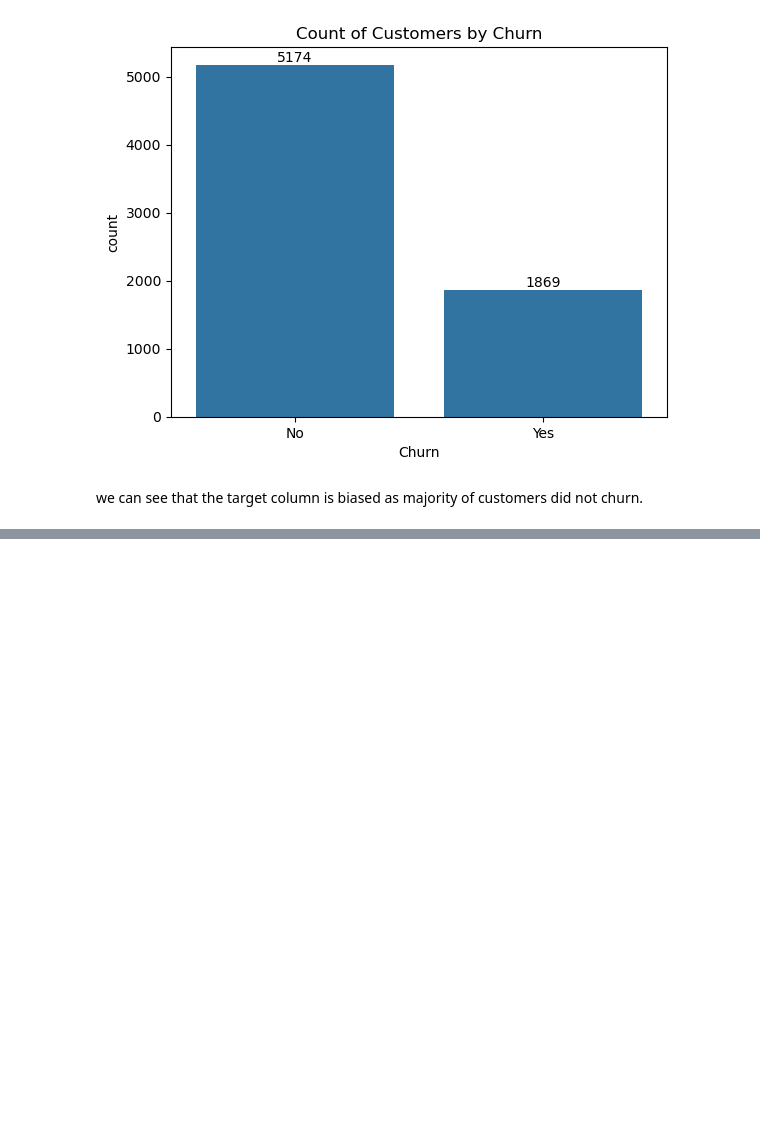
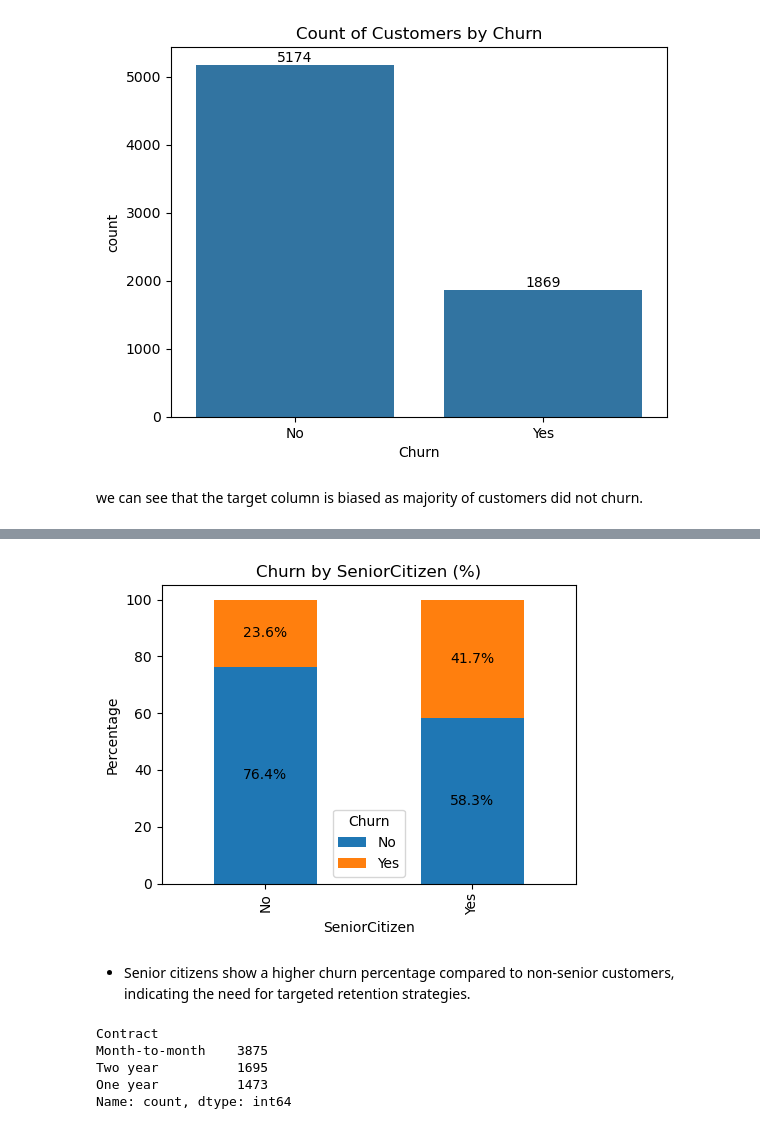
Before and after one commit to AjitaGiri/python_pandas, a Jupyter notebook: Churn_prediction.ipynb, the cells around one changed output, grey strips where cells are left out. Saved outputs shown, nothing was run; the diff lists cells and outputs as text; code cells hidden in the pictures; blank space fills up the shorter version.

```diff
--- a/Churn_prediction.ipynb
+++ b/Churn_prediction.ipynb
@@ -178,0 +189,29 @@ plt.show()
+# %%
+# Create percentage table
+ct = pd.crosstab(df['SeniorCitizen'], df['Churn'], normalize='index') * 100
+
+# Plot stacked bar chart
+ax = ct.plot(kind='bar', stacked=True, figsize=(5,4))
+
+# Add percentage labels
+for container in ax.containers:
+    ax.bar_label(container, fmt='%.1f%%', label_type='center')
+
+plt.title('Churn by SeniorCitizen (%)')
+plt.ylabel('Percentage')
+plt.xlabel('SeniorCitizen')
+plt.legend(title='Churn')
+plt.tight_layout()
+plt.show()
+# %% [output]
+[figure, added]
+# %% [markdown]
+- Senior citizens show a higher churn percentage compared to non-senior customers, indicating the need for targeted retention strategies.
+# %%
+df['Contract'].value_counts()
+# %% [output]
+Contract
+Month-to-month    3875
+Two year          1695
+One year          1473
+Name: count, dtype: int64
```
Also changed, not shown: parts of 26 cells of this notebook.
